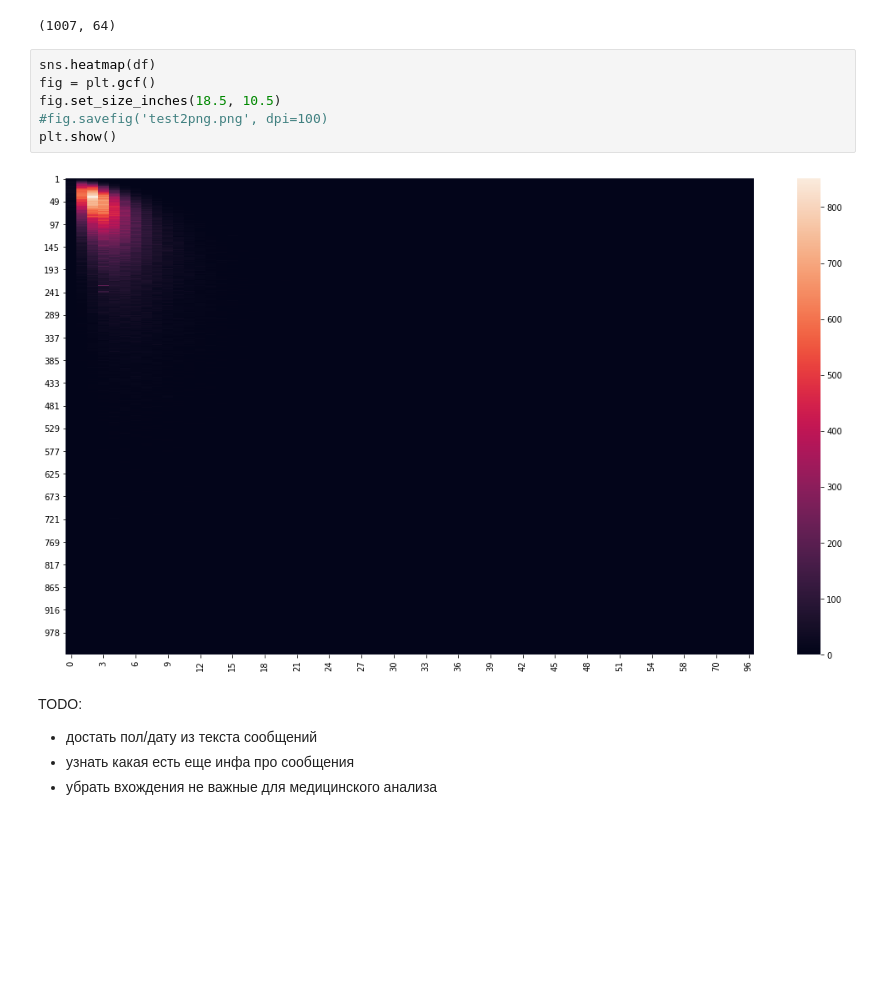
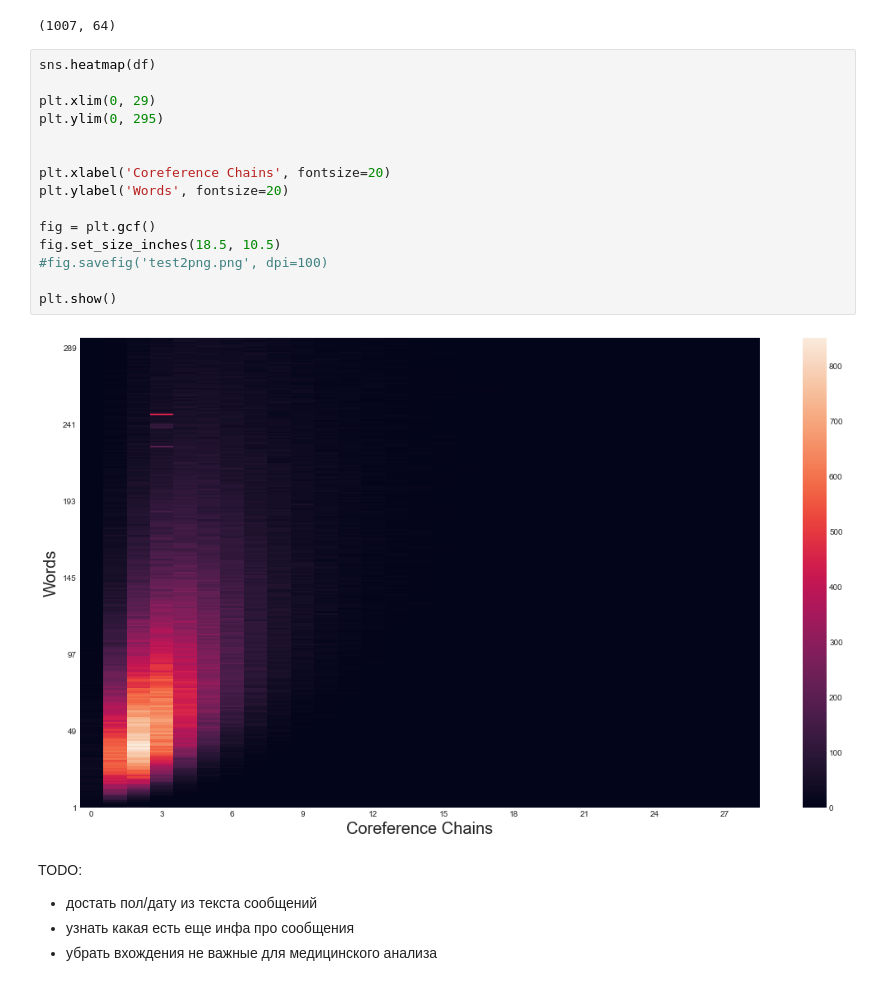
Before and after one commit to toskn/Thesis, a Jupyter notebook: data_look_diploma.ipynb, the cells around one changed output. Cells and saved outputs as stored; diff of their text form; blank space fills up the shorter version.

```diff
--- a/data_look_diploma.ipynb
+++ b/data_look_diploma.ipynb
@@ -397,12 +458,21 @@ df.shape
 (1007, 64)
 # %%
 sns.heatmap(df)
+
+plt.xlim(0, 29)
+plt.ylim(0, 295)
+
+
+plt.xlabel('Coreference Chains', fontsize=20)
+plt.ylabel('Words', fontsize=20)
+
 fig = plt.gcf()
 fig.set_size_inches(18.5, 10.5)
 #fig.savefig('test2png.png', dpi=100)
+
 plt.show()
 # %% [output]
-[figure, old version]
+[figure, new version]
 # %% [markdown]
 TODO:
 + достать пол/дату из текста сообщений
```
Also changed, not shown: parts of 5 cells of this notebook.
